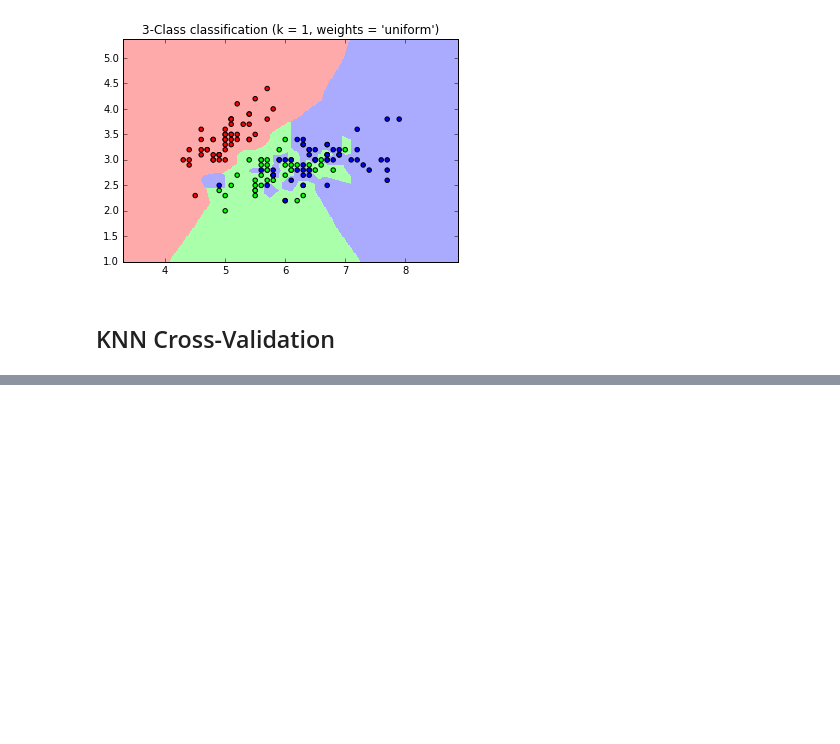
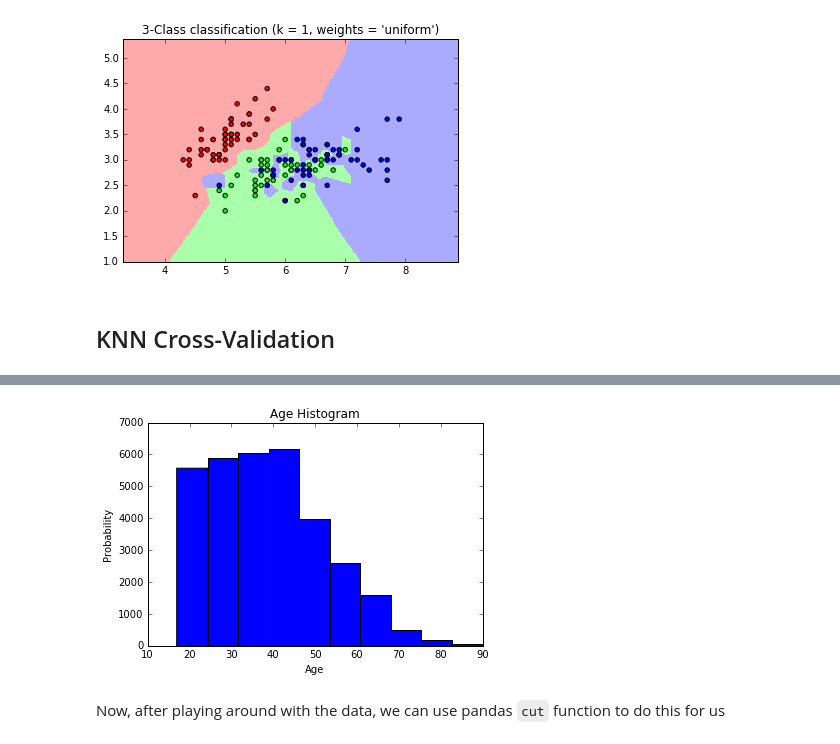
Before and after one commit to raulpuric/mlab-bootcamp, a Jupyter notebook: assignments/day1/ML@B Bootcamp - Day 1.ipynb, the cells around one changed output, grey strips where cells are left out. Drawn from its saved outputs; the diff is of its cells as text; code cells hidden in the pictures; blank space fills up the shorter version.

```diff
--- a/assignments/day1/ML@B Bootcamp - Day 1.ipynb
+++ b/assignments/day1/ML@B Bootcamp - Day 1.ipynb
@@ -140,0 +155,33 @@ for k in k_list:
+# %%
+def strip(text):
+    try:
+        return text.strip()
+    except AttributeError:
+        return text
+# %%
+train_data = pd.read_csv('census.train', converters={'education' : strip,
+                                    'marital-status' : strip,
+                                    'occupation' : strip,
+                                    'race' : strip,
+                                    'sex' : strip,
+                                    'hours-per-week' : strip,
+                                    'prediction' : strip})
+
+test_data = pd.read_csv('census.test', converters={'education' : strip,
+                                    'marital-status' : strip,
+                                    'occupation' : strip,
+                                    'race' : strip,
+                                    'sex' : strip,
+                                    'hours-per-week' : strip,
+                                    'prediction' : strip})
+train_data = train_data.drop(['Unnamed: 0'], axis=1)
+test_data = test_data.drop(['Unnamed: 0'], axis=1)
+train_data
+# %%
+income_boundary = train_data['prediction']
+y = np.where(income_boundary == '<=50K',1,0)
+train_data = train_data.drop(['prediction'], axis=1)
+
+# We don't need these columns
+# to_drop = ['State','Area Code','Phone','Churn?']
+# churn_feat_space = churn_df.drop(to_drop,axis=1)
@@ -140,0 +292,13 @@ for k in k_list:
+# %%
+# we'll start by analyzing the properties of the data
+age_feature = train_data['age']
+binned_column, bins = pd.cut(age_feature, bins=10, labels=False, retbins=True)
+plt.xlabel('Age')
+plt.ylabel('Probability')
+plt.title('Age Histogram')
+plt.hist(age_feature, bins=bins) # you can switch this out with np.histogram, but it won't plot that way
+plt.show()
+# %% [output]
+[figure, added]
+# %% [markdown]
+Now, after playing around with the data, we can use pandas `cut` function to do this for us
```
Also changed, not shown: parts of 21 cells of this notebook, 7 other files.
